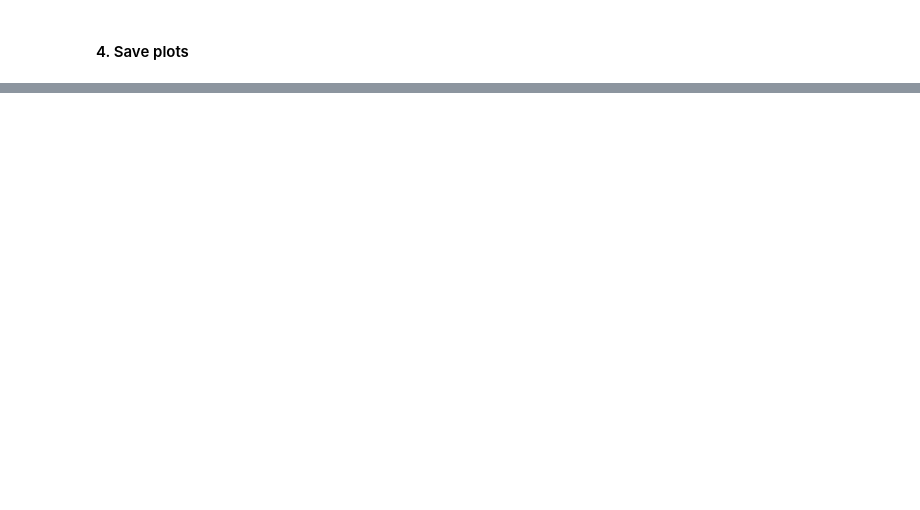
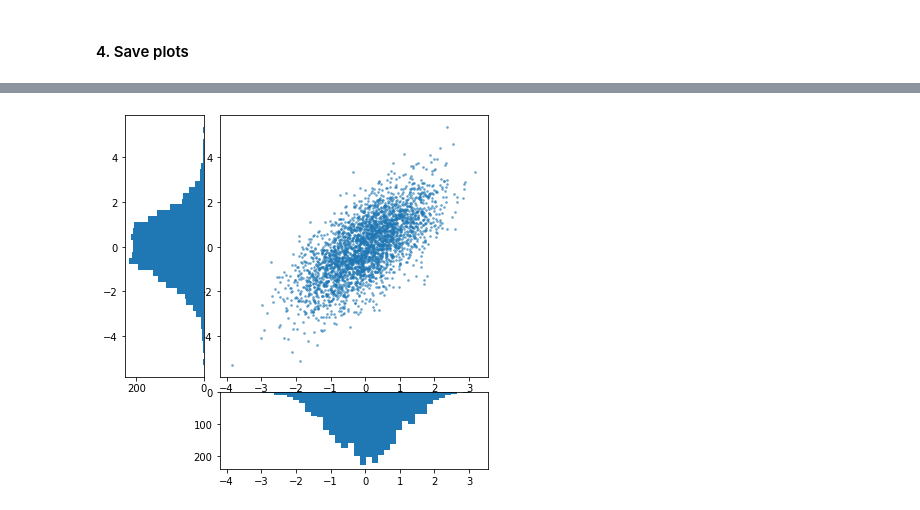
Before and after one commit to camillebeltran/Python-Packages-Intro, a Jupyter notebook: packages.ipynb, the cells around one changed output, grey strips where cells are left out. Saved outputs shown, nothing was run; the diff lists cells and outputs as text; code cells hidden in the pictures; blank space fills up the shorter version.

```diff
--- a/packages.ipynb
+++ b/packages.ipynb
@@ -483,0 +679,19 @@ plt.show()
+# %%
+##### 2D data represented by combined subplots with different span #####
+# Generate normal distributed sample points in 2-D
+x, y = np.random.multivariate_normal([0, 0], [[1, 1], [1, 2]], 3000).T
+# Define subplot styles
+fig = plt.figure(figsize=(6.5, 6.5))
+grid = plt.GridSpec(4, 4, hspace=0.2, wspace=0.2)
+ax = fig.add_subplot(grid[:-1, 1:])
+ax_x = fig.add_subplot(grid[-1, 1:])
+ax_y = fig.add_subplot(grid[:-1, 0])
+# Plot the data to subplots
+ax.scatter(x, y, s=3, alpha=0.5)
+ax_x.hist(x, 40, orientation='vertical')
+ax_y.hist(y, 40, orientation='horizontal')
+ax_x.invert_yaxis()
+ax_y.invert_xaxis()
+plt.show()
+# %% [output]
+[figure, added]
```
Also changed, not shown: parts of 64 cells of this notebook, 3 other files.
